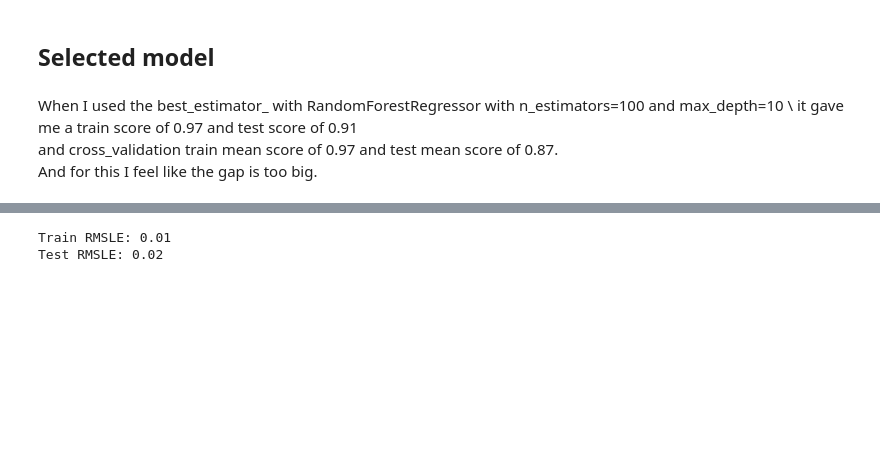
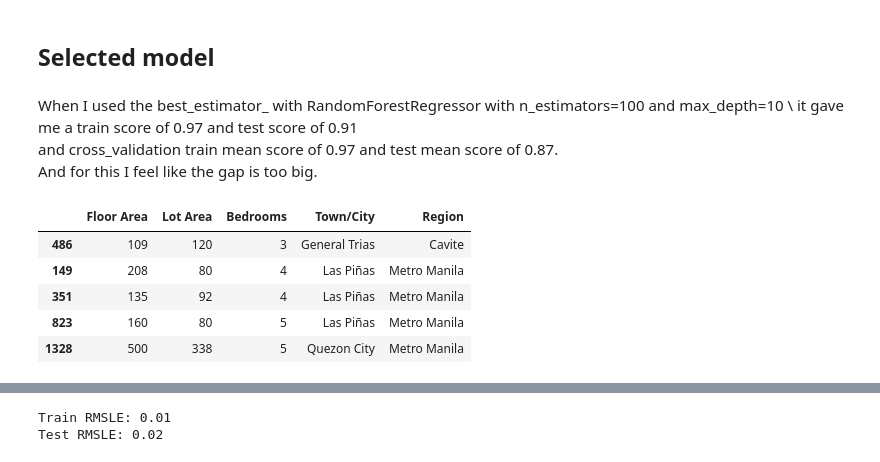
Before and after one commit to nadinepco/ph-property-price-prediction, a Jupyter notebook: notebooks/3_Model_Building.ipynb, the cells around one changed output, grey strips where cells are left out. Cells and saved outputs as stored; diff of their text form; code cells hidden in the pictures; blank space fills up the shorter version.

```diff
--- a/notebooks/3_Model_Building.ipynb
+++ b/notebooks/3_Model_Building.ipynb
@@ -392,3 +410,12 @@ sel_model = Pipeline(
+# %%
+X_train.head()
+# %% [output]
+|  | Floor Area | Lot Area | Bedrooms | Town/City | Region |
+| 486 | 109 | 120 | 3 | General Trias | Cavite |
+| 149 | 208 | 80 | 4 | Las Piñas | Metro Manila |
+| 351 | 135 | 92 | 4 | Las Piñas | Metro Manila |
+| 823 | 160 | 80 | 5 | Las Piñas | Metro Manila |
+| 1328 | 500 | 338 | 5 | Quezon City | Metro Manila |
 # %%
 # fit model
 sel_model.fit(X_train, y_train_log)
```
Also changed, not shown: parts of 27 cells of this notebook, 9 other files.
